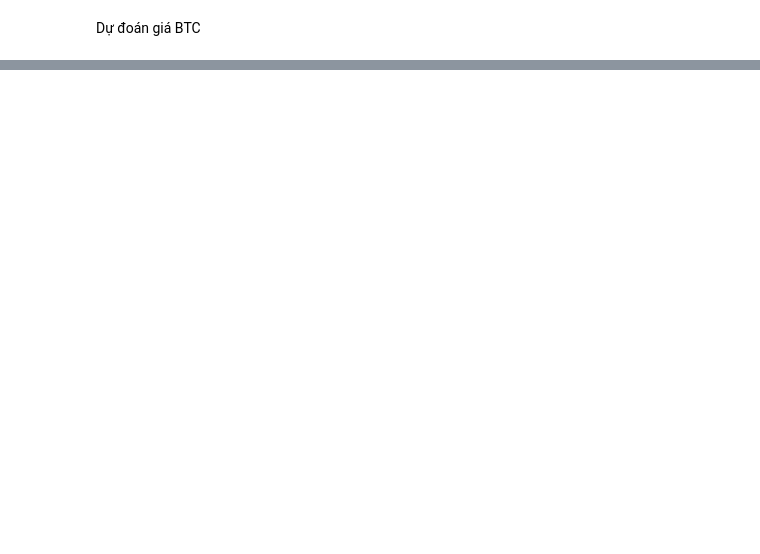
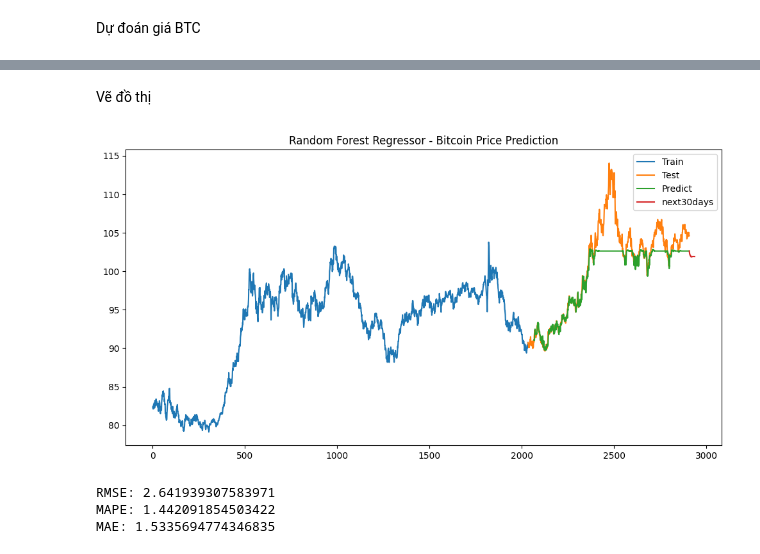
Before and after one commit to Annatruc/IS403_O22_HTCL_3, a Jupyter notebook: Models/Team3_RandomForest.ipynb, the cells around one changed output, grey strips where cells are left out. Cells and saved outputs as stored; diff of their text form; code cells hidden in the pictures; blank space fills up the shorter version.

```diff
--- a/Models/Team3_RandomForest.ipynb
+++ b/Models/Team3_RandomForest.ipynb
@@ -125,0 +495,3 @@ Test MAPE: 38.62
+# %%
+model = RandomForestRegressor(n_estimators=50)
+model.fit(X_train,y_train)
@@ -125,0 +526,15 @@ Test MAPE: 38.62
+# %%
+# Dự báo giá trị 30 ngày trong tương lai
+last_30_days = data['Price'].values[-30:]
+next_30_days = []
+
+for i in range(30):
+    x = last_30_days[-time_step:].reshape(1, time_step)
+    y_hat = model.predict(x)
+    next_30_days.append(y_hat)
+    last_30_days = np.append(last_30_days, y_hat)
+
+next_30_days = np.array(next_30_days).reshape(-1, 1)
+next_30_days = scaler.inverse_transform(next_30_days)
+
+print(next_30_days)
@@ -125,0 +559,45 @@ Test MAPE: 38.62
+# %% [markdown]
+Vẽ đồ thị
+# %%
+color_palette = ['#1f77b4', '#ff7f0e', '#2ca02c', '#d62728', '#9467bd', '#8c564b']
+from matplotlib import pyplot as plt
+
+plt.figure(figsize=(12, 6))
+
+# train
+train_data_index = pd.RangeIndex(start=0, stop=train_size, step=1)
+plt.plot(train_data_index, scaler.inverse_transform(train_data), label="Train")
+# plt.plot([*train_range], pred_train.squeeze(), label="Predict Train", linestyle="dotted", color = color_palette[1])
+
+# test
+test_data_index = pd.RangeIndex(start=len(data) - len(test_data), stop=len(data), step=1)
+plt.plot(test_data_index, scaler.inverse_transform(test_data), label="Test")
+
+test_data_index = pd.RangeIndex(start=train_size+31, stop=len(data), step=1)
+plt.plot(test_data_index, test_predict.squeeze(), label="Predict", linestyle="-")
+
+#30 days
+predict_data_index = pd.RangeIndex(start=len(data), stop=len(data) + 30, step=1)
+plt.plot(predict_data_index, next_30_days.squeeze(), label="next30days")
+
+
+# # Dự đoán 30 điểm tiếp theo
+plt.legend()
+plt.title('Random Forest Regressor - Bitcoin Price Prediction')
+plt.show()
+# %% [output]
+[figure, added]
+# %%
+# Tính toán RMSE, MAE và MAPE trên tập test
+test_score_rmse = np.sqrt(mean_squared_error(y_test[0], test_predict[:, 0]))
+test_score_mape = mean_absolute_percentage_error(y_test[0], test_predict[:, 0]) * 100
+test_mae = mean_absolute_error(y_test[0], test_predict[:, 0])
+
+
+print('RMSE:', test_score_rmse)
+print('MAPE:', test_score_mape)
+print(f'MAE: {test_mae}')
+# %% [output]
+RMSE: 2.641939307583971
+MAPE: 1.442091854503422
+MAE: 1.5335694774346835
```
Also changed, not shown: parts of 47 cells of this notebook.
